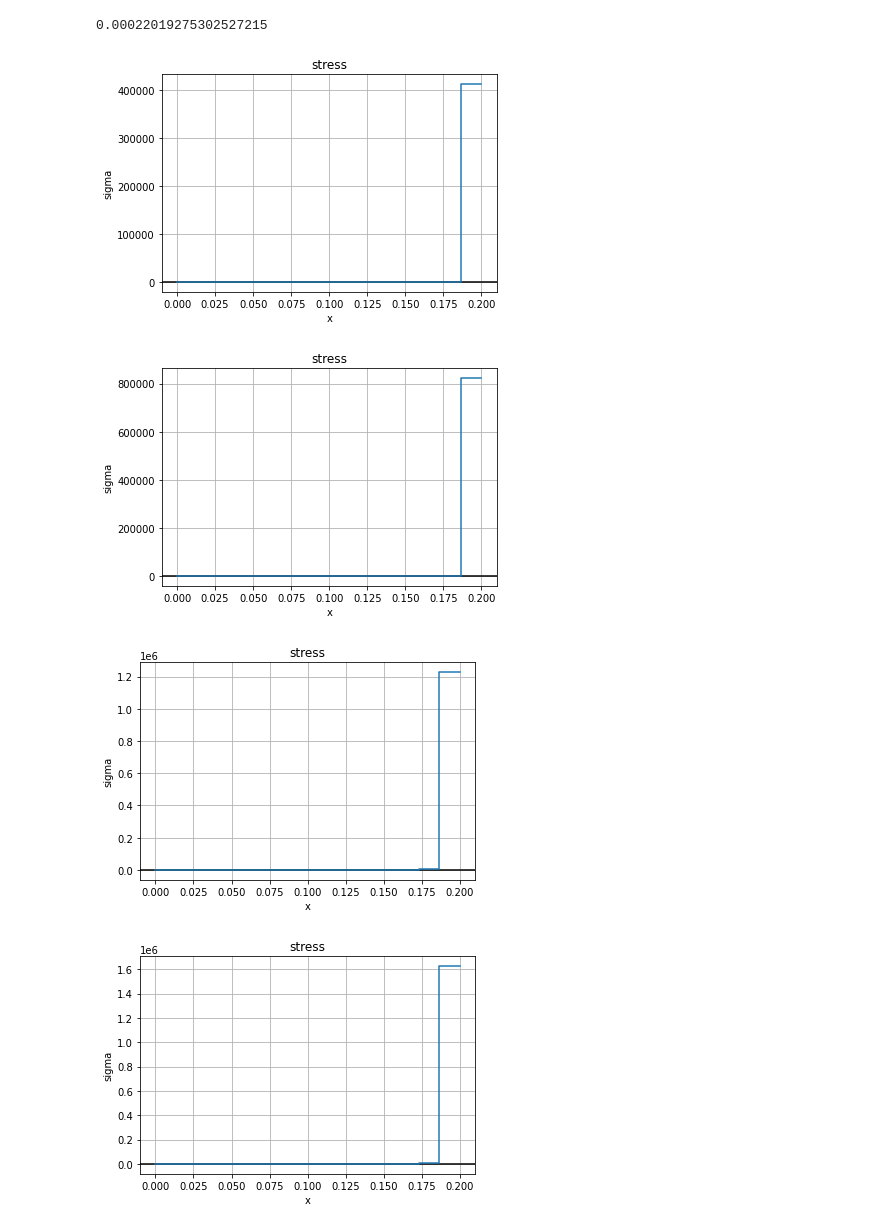
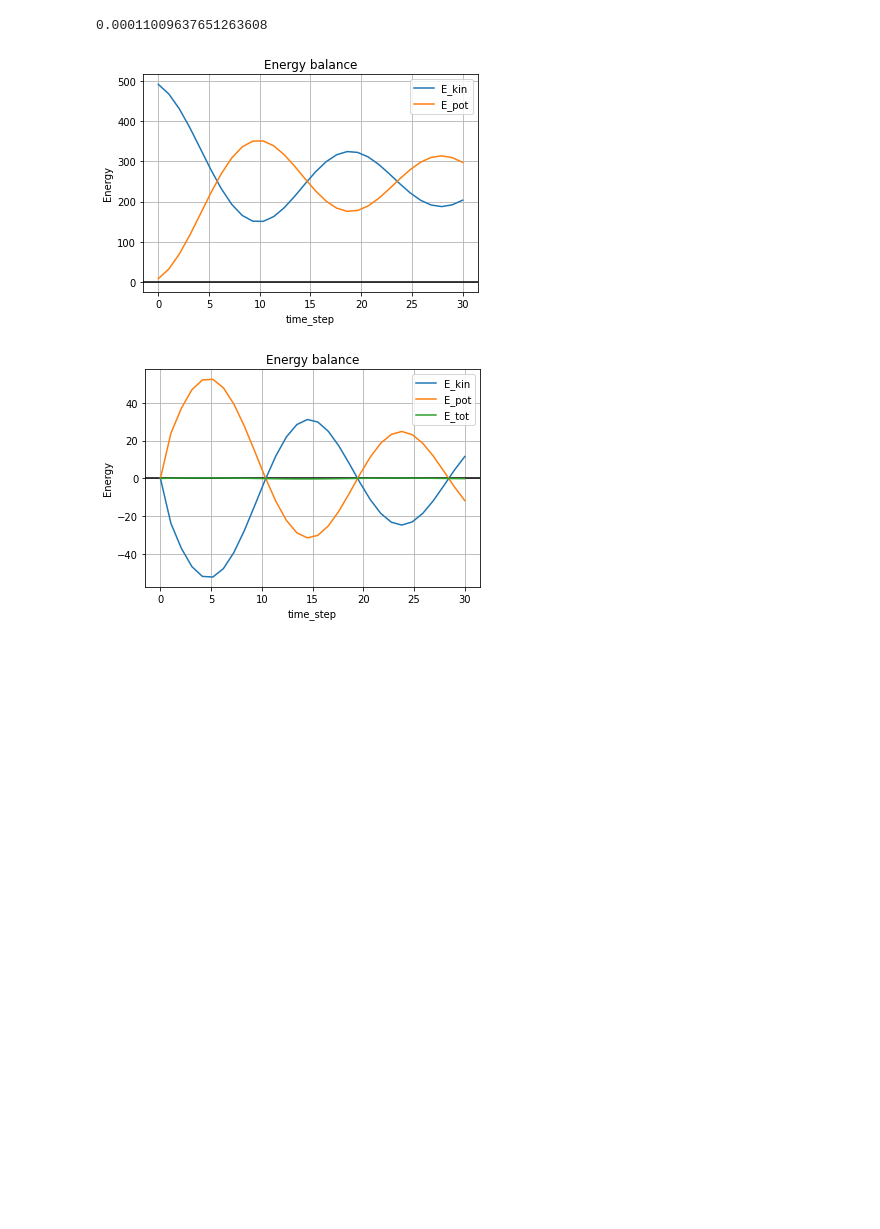
Before and after one commit to raquel-dantas/DynFrag1D, a Jupyter notebook: wave_propagation_exp.ipynb, the cells around one changed output. Saved outputs shown, nothing was run; the diff lists cells and outputs as text; code cells hidden in the pictures; blank space fills up the shorter version.

```diff
--- a/wave_propagation_exp.ipynb
+++ b/wave_propagation_exp.ipynb
@@ -196,21 +196,21 @@ stress_c = 300.0*10**3 #(Pa)
 rho = 75.0 #(kg/m3)
 
 # Mesh
-n_elem = 15
+n_elem = 30
 h = L/n_elem
 dofs = n_elem + 1
 
 # Time steps
-n_steps = 15
+n_steps = 30
 
 # Initial data
 
 # Boundary conditions
+bc1 = 1
+# Applied strain rate
 strain_rate = 10.0**4 #(s-1)
-# Velocities
-bc1 = 1
 
-# Initial displacement (u0)
+# Initial displacement
 u0 = np.zeros((dofs))
 # Initial velocity (v0): velocity profile (vel) is a function v(x)
 vel = strain_rate*L
@@ -234,6 +234,11 @@ dt = 10**-5 #(s)
 gamma = 0.5
 beta = 0.0
 C = np.zeros((dofs,dofs))
+
+dt_crit = h/((E/rho)**0.5)
+print(dt_crit)
+# %% [output]
+0.00011009637651263608
 # %%
 # Global algorithm
 
@@ -242,8 +247,6 @@ K,M = GlobalSystem(E,L,A,n_elem,bc1,0)
 # print(K)
 # print(M)
 
-dt_crit = h/((E/rho)**0.5)
-print(dt_crit)
 # Get u,v,a,stain and stress
 u = u0
 v = v0
@@ -270,37 +273,34 @@ for n in range(n_steps):
         # Matrix with stress in all elements (columns) at all time_steps (lines)
         stress_evolution[n,el] = stress[el]
 
     # Plot of stress in all element (for each time_step a graphic of stress in all elements - according to x coordinate)
-    plot_interior(0,L,n_elem,stress,"x","sigma","stress")
+    # plot_interior(0,L,n_elem,stress,"x","sigma","stress")
 
 # print(  "u = \n",u,
 #         "\nv = \n",v,
 #         "\nacel = \n",acel)
 
 # Plot of the stress evolution on time (for each element a graphic of stress x time_step)
 for el in range(n_elem):
     stress_evolution_el = stress_evolution[:,el]
-    plot_time(n_steps,stress_evolution_el,"time_step","stress","stress evolution")
+    # plot_time(n_steps,stress_evolution_el,"time_step","stress","stress evolution")
 
 # Plots of energy
 plot_energy(n_steps,E_kin,E_pot,"time_step","Energy","Energy balance")
 
 # Variation of energy
 vEkin = np.zeros((n_steps))
 vEpot = np.zeros((n_steps))
 vEtot = np.zeros((n_steps))
 
 for n in range(n_steps-1):
     vEkin[n+1] = E_kin[n+1] - E_kin[n]
     vEpot[n+1] = E_pot[n+1] - E_pot[n]
     vEtot[n+1] = vEkin[n+1] + vEpot[n+1]
 plot_energytotal(n_steps,vEkin,vEpot,vEtot,"time_step","Energy","Energy balance")
 # print(vEkin)
 # print(vEpot)
 # print(vEtot)
 # %% [output]
-0.00022019275302527215
-[figure, old version]
+[figure, new version]
-[figure, old version]
+[figure, new version]
-[figure, removed]
-[figure, removed]
```
Also changed, not shown: parts of 1 cell of this notebook.
